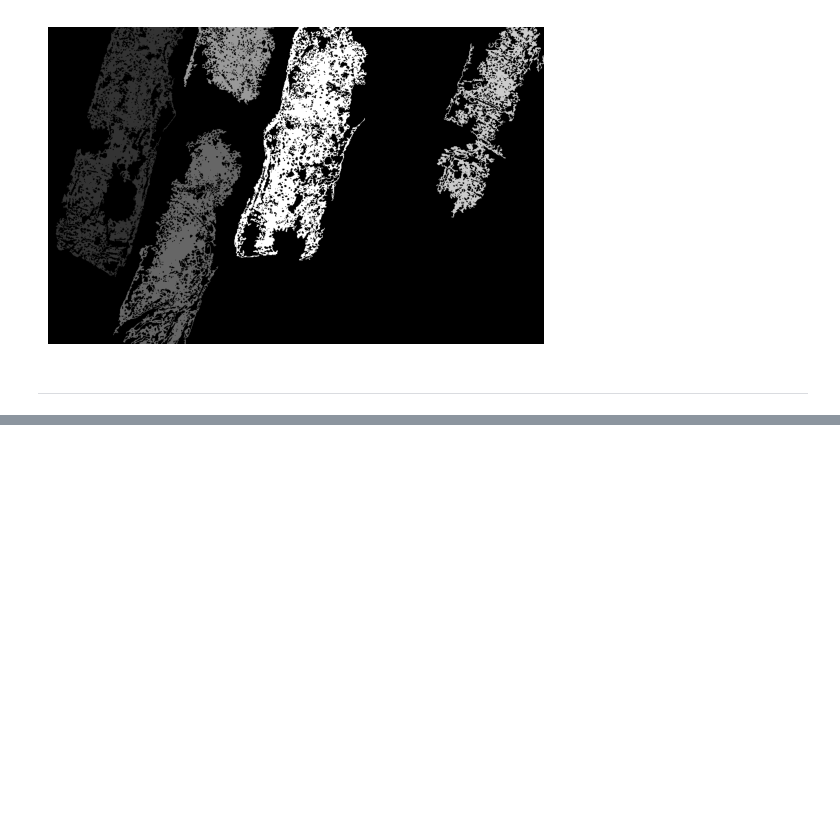
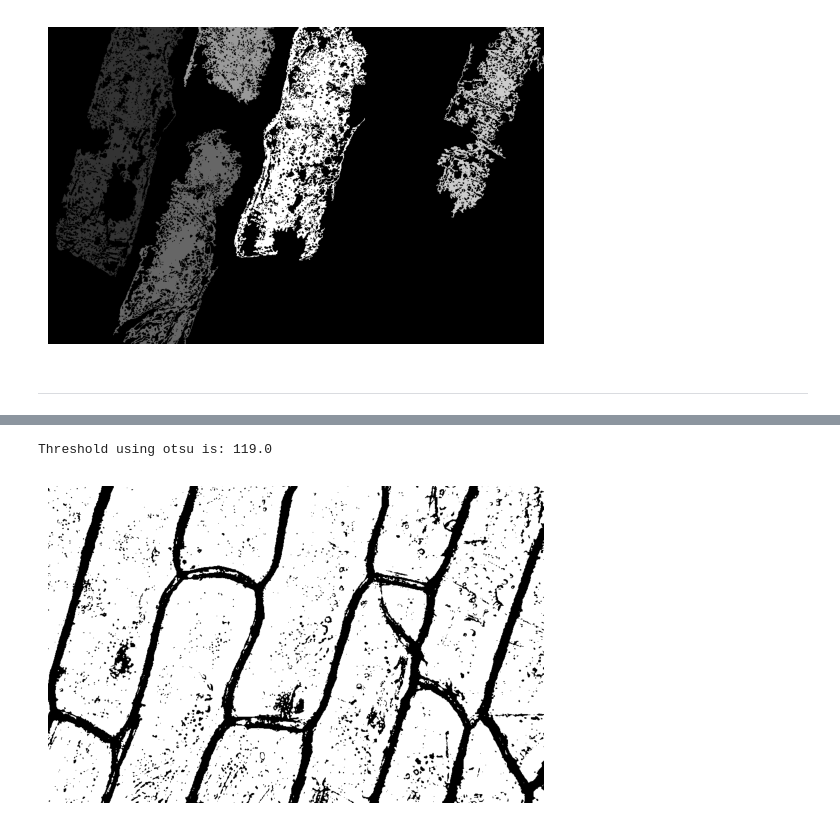
Before and after one commit to mjmousavi97/Image-processing-TehranUni-2025, a Jupyter notebook: DIP-HW8/src/Q4.ipynb, the cells around one changed output, grey strips where cells are left out. Drawn from its saved outputs; the diff is of its cells as text; code cells hidden in the pictures; blank space fills up the shorter version.

```diff
--- a/DIP-HW8/src/Q4.ipynb
+++ b/DIP-HW8/src/Q4.ipynb
@@ -196,0 +152,10 @@ plt.show()
+# %%
+ret, binary = cv2.threshold(src=image, thresh=0, maxval=255, type=cv2.THRESH_BINARY + cv2.THRESH_OTSU)
+
+plt.imshow(binary, cmap='grey')
+plt.axis('off')
+
+print(f'Threshold using otsu is: {ret}')
+# %% [output]
+Threshold using otsu is: 119.0
+[figure, added]
```
Also changed, not shown: parts of 8 cells of this notebook.
